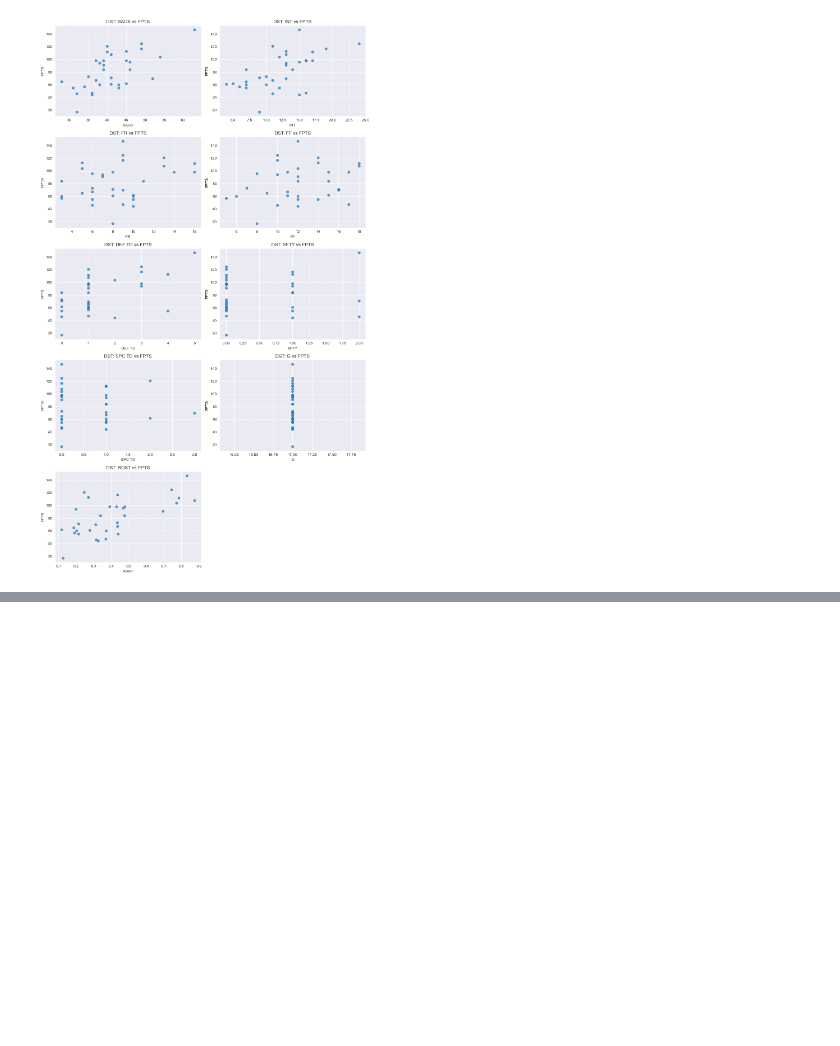
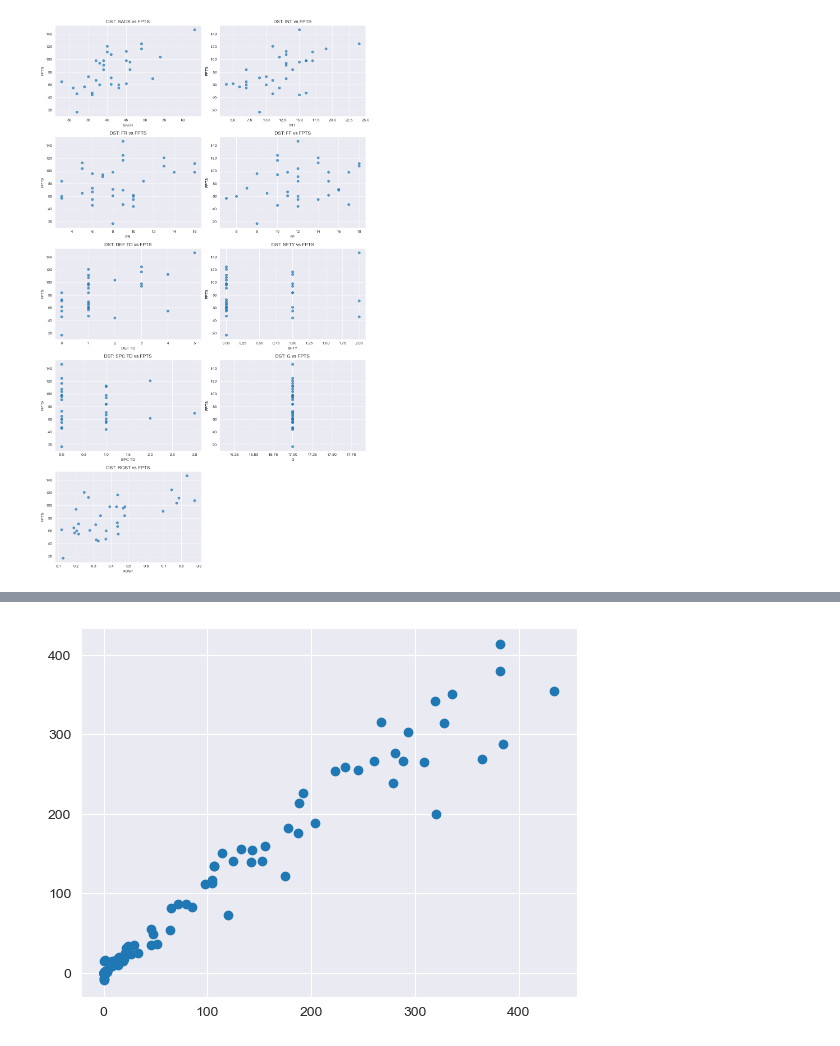
Before and after one commit to arkokush/FantasyFootball, a Jupyter notebook: Model.ipynb, the cells around one changed output, grey strips where cells are left out. Cells and saved outputs as stored; diff of their text form; code cells hidden in the pictures; blank space fills up the shorter version.

```diff
--- a/Model.ipynb
+++ b/Model.ipynb
@@ -246,0 +263,8 @@ Most Important Features By Position:
+# %%
+x_eval, y_eval = qbData.drop('FPTS', axis=1), qbData['FPTS']
+y_pred_eval = model.predict(x_eval)
+plt.scatter(y_eval, y_pred_eval)
+# Calculate the R-squared value
+r_value_eval = r2_score(y_eval, y_pred_eval)
+# %% [output]
+[figure, added]
```
Also changed, not shown: parts of 14 cells of this notebook.
